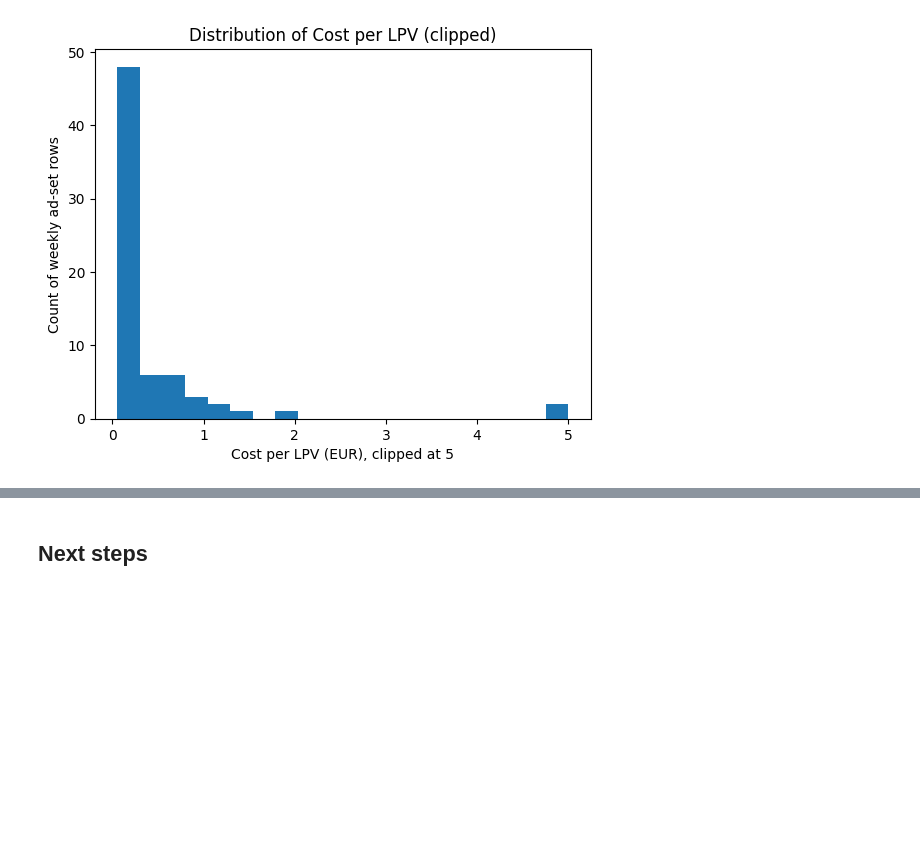
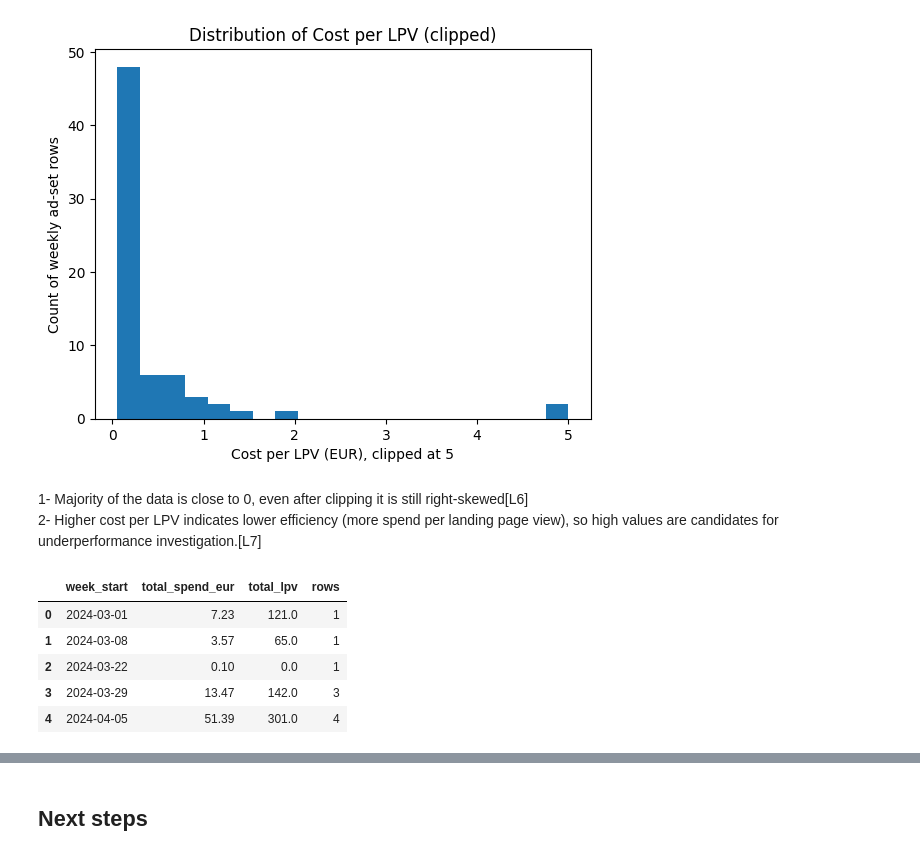
Before and after one commit to AleksM654/project, a Jupyter notebook: notebooks/digital_marketing_budget_allocation_under_uncertainty.ipynb, the cells around one changed output, grey strips where cells are left out. Cells and saved outputs as stored; diff of their text form; code cells hidden in the pictures; blank space fills up the shorter version.

```diff
--- a/notebooks/digital_marketing_budget_allocation_under_uncertainty.ipynb
+++ b/notebooks/digital_marketing_budget_allocation_under_uncertainty.ipynb
@@ -166,3 +167,21 @@ plt.title("Distribution of Cost per LPV (clipped)")
 plt.show()
 # %% [output]
 [figure]
+# %% [markdown]
+1- Majority of the data is close to 0, even after clipping it is still right-skewed[L6]
+<br>
+2- Higher cost per LPV indicates lower efficiency (more spend per landing page view), so high values are candidates for underperformance investigation.[L7]
+# %%
+# Weekly totals for spend (EUR) and LPV
+
+weekly = (df.groupby("week_start", as_index=False).agg(total_spend_eur=("Amount spent (EUR)", "sum"),
+                                                       total_lpv=("Landing page views", "sum"),
+                                                       rows=("week_start", "size")).sort_values("week_start"))
+weekly.head()
+# %% [output]
+|  | week_start | total_spend_eur | total_lpv | rows |
+| 0 | 2024-03-01 | 7.23 | 121.0 | 1 |
+| 1 | 2024-03-08 | 3.57 | 65.0 | 1 |
+| 2 | 2024-03-22 | 0.10 | 0.0 | 1 |
+| 3 | 2024-03-29 | 13.47 | 142.0 | 3 |
+| 4 | 2024-04-05 | 51.39 | 301.0 | 4 |
```
Also changed, not shown: parts of 6 cells of this notebook.
